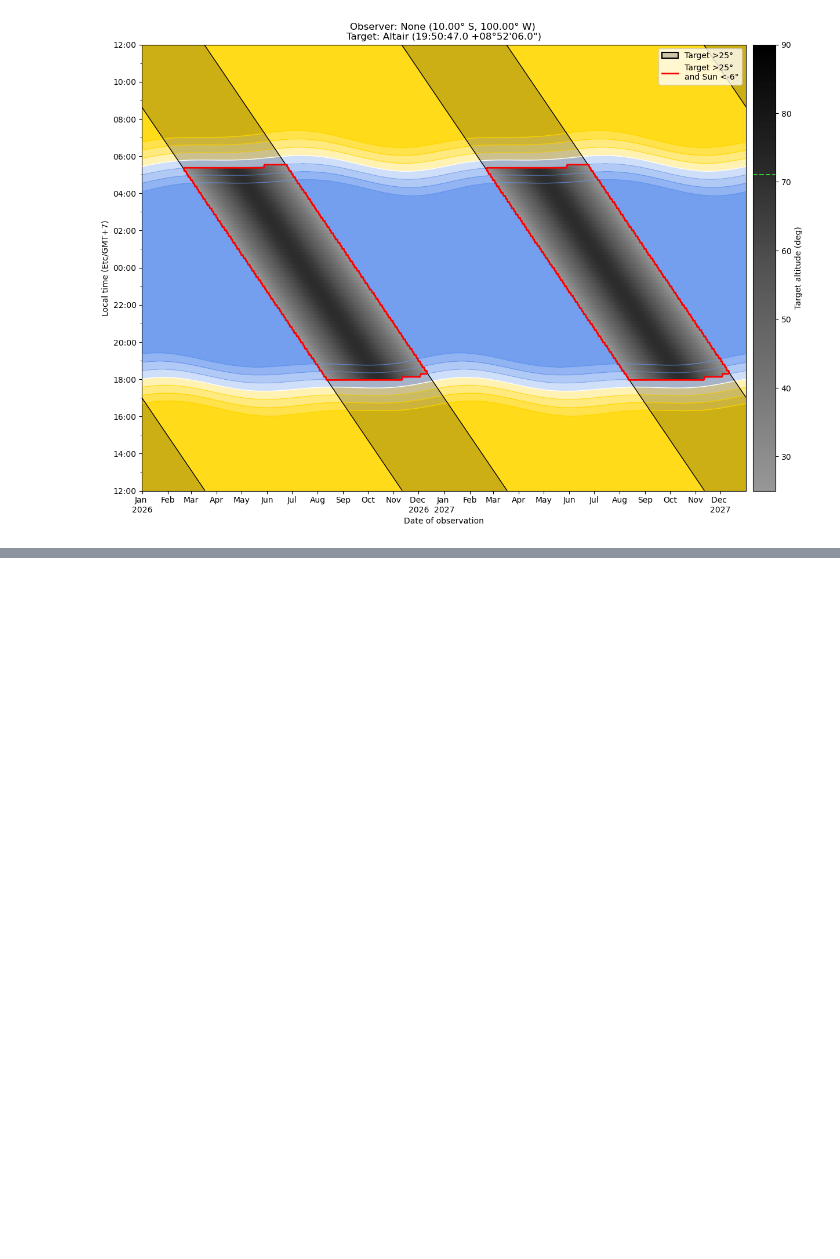
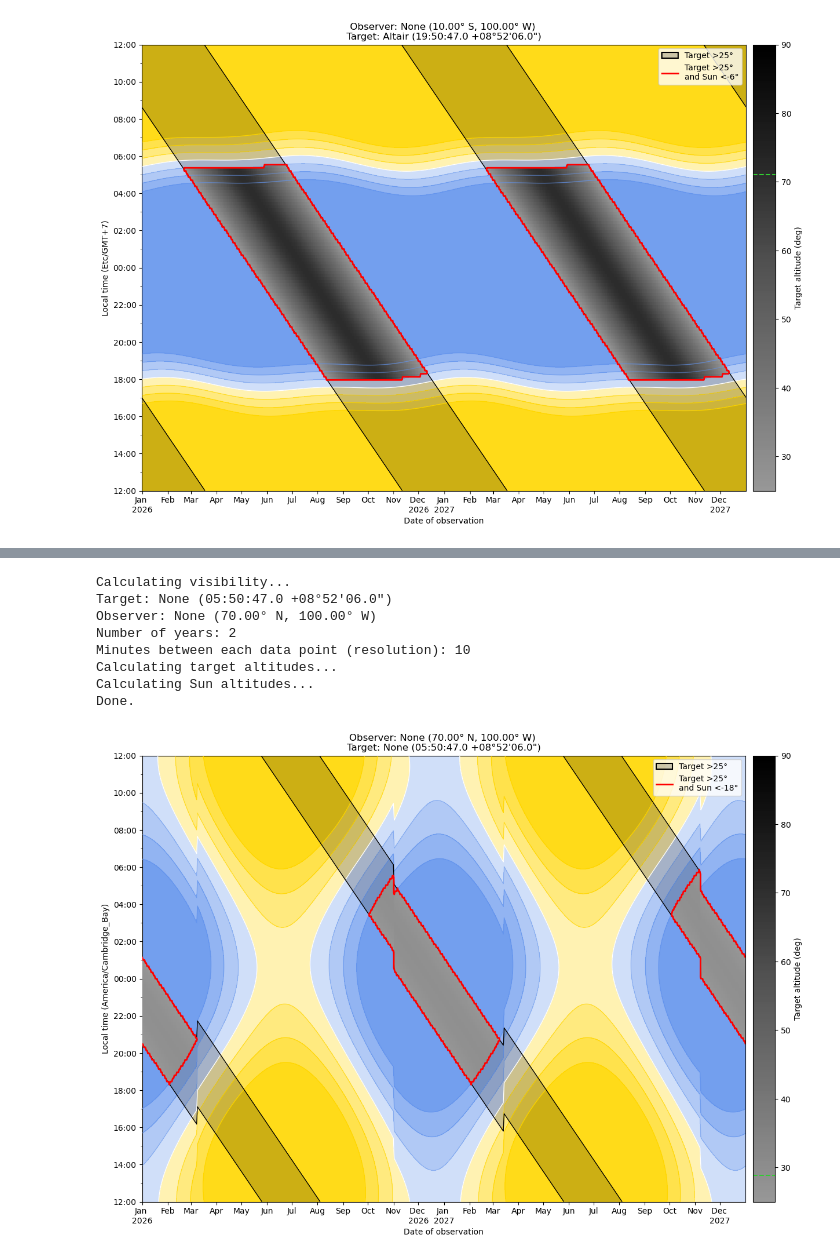
Before and after one commit to johnmomberg/Visibility_Planner, a Jupyter notebook: examples.ipynb, the cells around one changed output, grey strips where cells are left out. Saved outputs shown, nothing was run; the diff lists cells and outputs as text; code cells hidden in the pictures; blank space fills up the shorter version.

```diff
--- a/examples.ipynb
+++ b/examples.ipynb
@@ -150,0 +179,17 @@ Done.
+# %%
+# Okay I just wanted to see what would happen if we went REALLY far north
+
+Observer = src.get_observer(lat_long_tuple=(70, -100))
+Target = src.get_target(target_radec_str="5 50 47 +8 52 06")
+dates, times, target_alt, sun_alt = src.calc_visibility(Observer, Target)
+src.plot_visibility(dates, times, target_alt, sun_alt, Target, Observer, sun_max_alt=-18)
+# %% [output]
+Calculating visibility...
+Target: None (05:50:47.0 +08°52'06.0")
+Observer: None (70.00° N, 100.00° W)
+Number of years: 2
+Minutes between each data point (resolution): 10
+Calculating target altitudes...
+Calculating Sun altitudes...
+Done.
+[figure, added]
```
Also changed, not shown: parts of 3 cells of this notebook, 1 other file.
